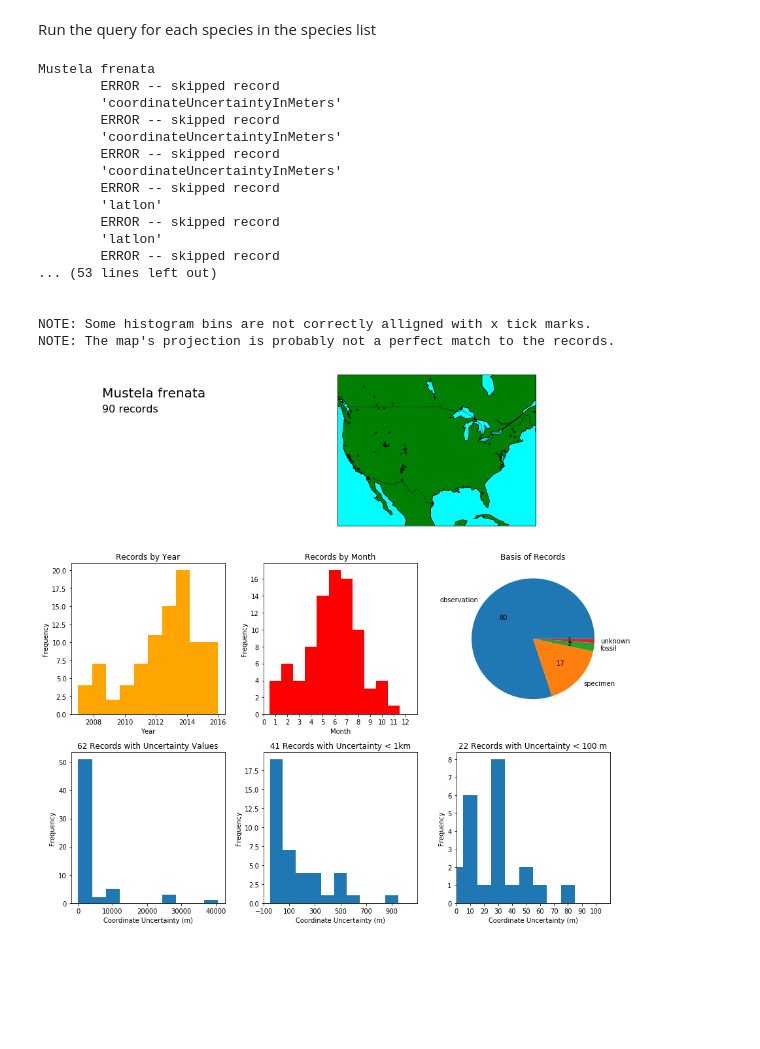
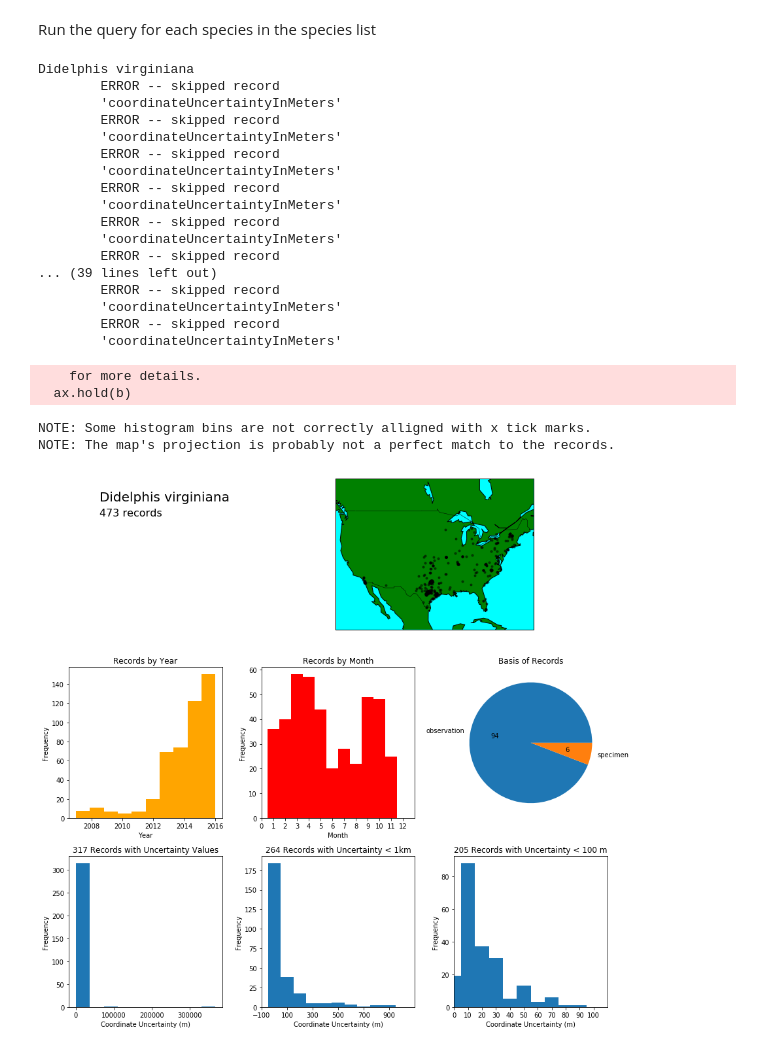
Before and after one commit to nmtarr/gap_species, a Jupyter notebook: Query&VisualizeBISONRecords.ipynb, the cells around one changed output. Drawn from its saved outputs; the diff is of its cells as text; code cells hidden in the pictures; blank space fills up the shorter version.

```diff
--- a/Query&VisualizeBISONRecords.ipynb
+++ b/Query&VisualizeBISONRecords.ipynb
@@ -251,30 +251,34 @@ Run the query for each species in the species list
 # %%
 import pandas as pd
 pd.set_option('display.width', 1000)
 
-species = ["Mustela frenata"]
+species = ["Didelphis virginiana"]
 for sp in species:
     table = queryBISON(scientificName=sp, startYear=2007, endYear=2017,
                        rows=500)
     table.to_csv("T:/temp/" + sp + ".csv")
     fig = visualizeBISON(table)
     #fig.savefig("T:/temp/{0}.png".format(sp), transparent=False, dpi=400)
 # %% [output]
-Mustela frenata
+Didelphis virginiana
         ERROR -- skipped record
         'coordinateUncertaintyInMeters'
         ERROR -- skipped record
         'coordinateUncertaintyInMeters'
         ERROR -- skipped record
         'coordinateUncertaintyInMeters'
         ERROR -- skipped record
-        'latlon'
+        'coordinateUncertaintyInMeters'
         ERROR -- skipped record
-        'latlon'
+        'coordinateUncertaintyInMeters'
         ERROR -- skipped record
-... (53 lines left out)
-
-
-NOTE: Some histogram bins are not correctly alligned with x tick marks.
-NOTE: The map's projection is probably not a perfect match to the records.
+... (39 lines left out)
+        ERROR -- skipped record
+        'coordinateUncertaintyInMeters'
+        ERROR -- skipped record
+        'coordinateUncertaintyInMeters'
+    for more details.
+  ax.hold(b)
+NOTE: Some histogram bins are not correctly alligned with x tick marks.
+NOTE: The map's projection is probably not a perfect match to the records.
-[figure, old version]
+[figure, new version]
```
Also changed, not shown: 2 other files.
